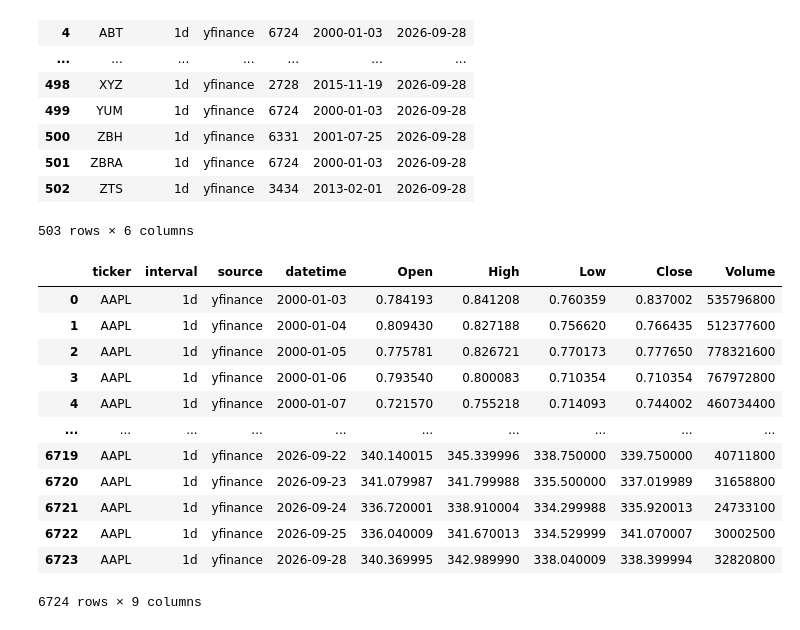
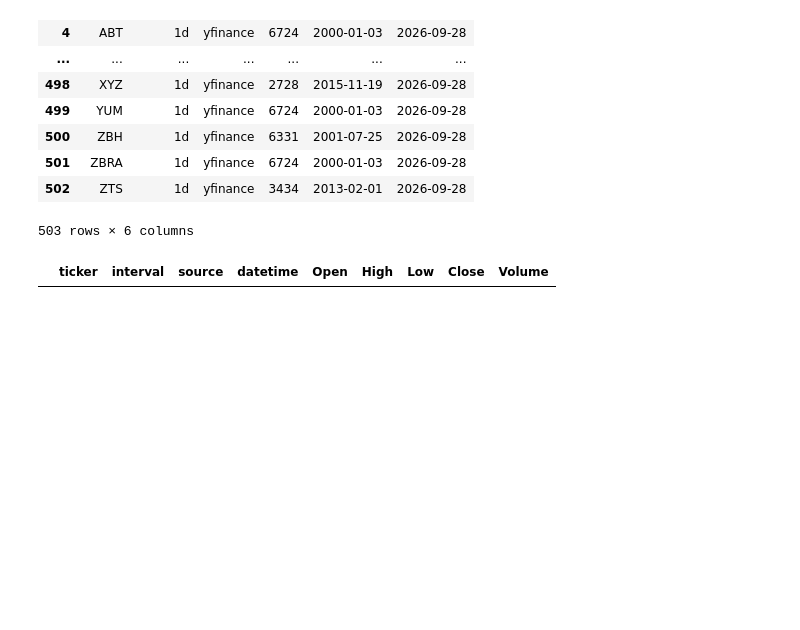
Before and after one commit to mpatelgr/finance-data-pipeline, a Jupyter notebook: notebooks/05_yfinance_test.ipynb, the cells around one changed output. Cells and saved outputs as stored; diff of their text form; code cells hidden in the pictures; blank space fills up the shorter version.

```diff
--- a/notebooks/05_yfinance_test.ipynb
+++ b/notebooks/05_yfinance_test.ipynb
@@ -54,18 +54,6 @@ pd.read_sql("""
 | 502 | ZTS | 1d | yfinance | 3434 | 2013-02-01 | 2026-09-28 |
 503 rows × 6 columns
 # %%
-pd.read_sql("SELECT * FROM price_history WHERE ticker = 'AAPL'", conn)
+pd.read_sql("SELECT * FROM price_history WHERE ticker = 'SCHD'", conn)
 # %% [output]
 |  | ticker | interval | source | datetime | Open | High | Low | Close | Volume |
-| 0 | AAPL | 1d | yfinance | 2000-01-03 | 0.784193 | 0.841208 | 0.760359 | 0.837002 | 535796800 |
-| 1 | AAPL | 1d | yfinance | 2000-01-04 | 0.809430 | 0.827188 | 0.756620 | 0.766435 | 512377600 |
-| 2 | AAPL | 1d | yfinance | 2000-01-05 | 0.775781 | 0.826721 | 0.770173 | 0.777650 | 778321600 |
-| 3 | AAPL | 1d | yfinance | 2000-01-06 | 0.793540 | 0.800083 | 0.710354 | 0.710354 | 767972800 |
-| 4 | AAPL | 1d | yfinance | 2000-01-07 | 0.721570 | 0.755218 | 0.714093 | 0.744002 | 460734400 |
-| ... | ... | ... | ... | ... | ... | ... | ... | ... | ... |
-| 6719 | AAPL | 1d | yfinance | 2026-09-22 | 340.140015 | 345.339996 | 338.750000 | 339.750000 | 40711800 |
-| 6720 | AAPL | 1d | yfinance | 2026-09-23 | 341.079987 | 341.799988 | 335.500000 | 337.019989 | 31658800 |
-| 6721 | AAPL | 1d | yfinance | 2026-09-24 | 336.720001 | 338.910004 | 334.299988 | 335.920013 | 24733100 |
-| 6722 | AAPL | 1d | yfinance | 2026-09-25 | 336.040009 | 341.670013 | 334.529999 | 341.070007 | 30002500 |
-| 6723 | AAPL | 1d | yfinance | 2026-09-28 | 340.369995 | 342.989990 | 338.040009 | 338.399994 | 32820800 |
-6724 rows × 9 columns
```
Also changed, not shown: parts of 1 cell of this notebook, 1 other file.
